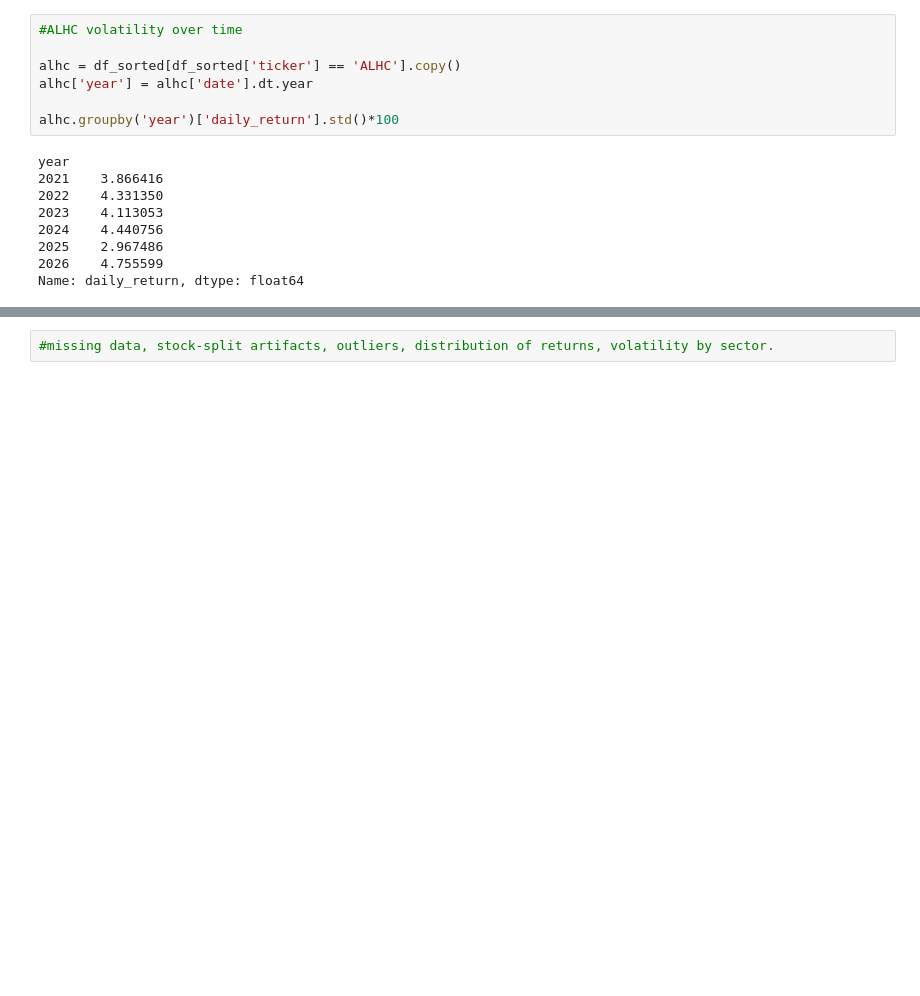
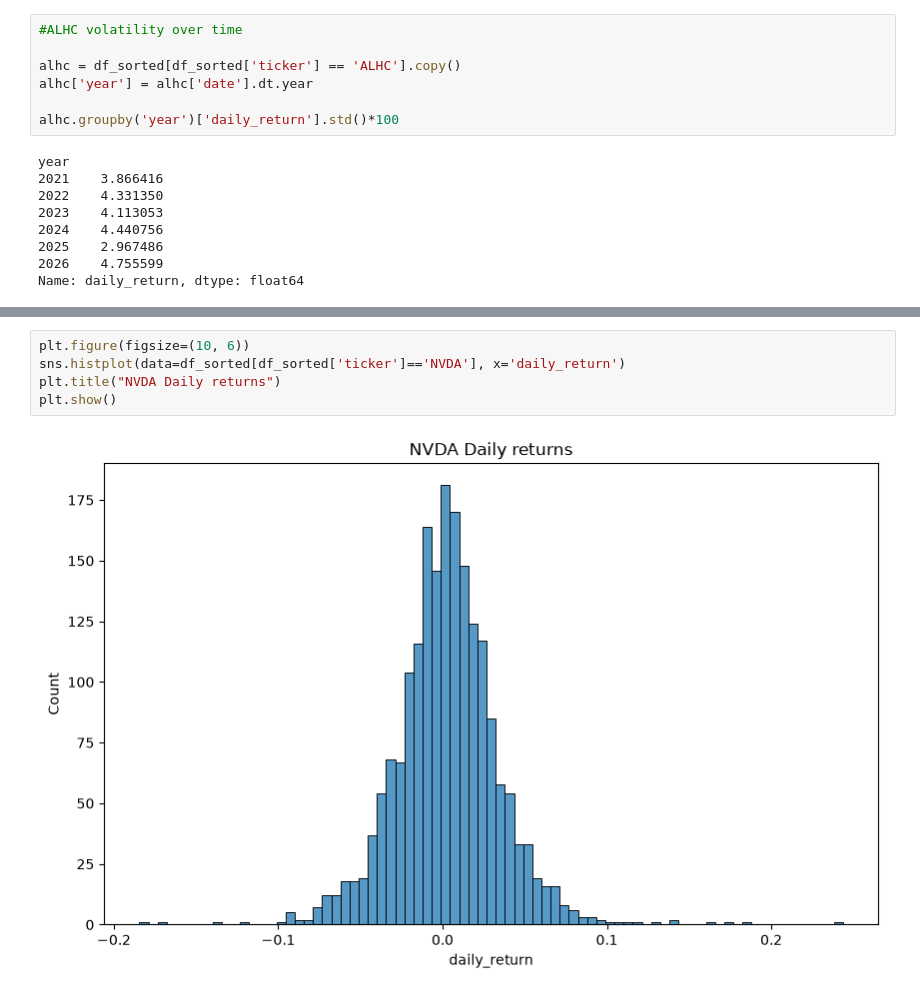
Before and after one commit to cdrshivam/market-analytics-case-study, a Jupyter notebook: notebooks/03_eda.ipynb, the cells around one changed output, grey strips where cells are left out. Drawn from its saved outputs; the diff is of its cells as text; blank space fills up the shorter version.

```diff
--- a/notebooks/03_eda.ipynb
+++ b/notebooks/03_eda.ipynb
@@ -178,2 +182,7 @@ Name: daily_return, dtype: float64
 # %%
-#missing data, stock-split artifacts, outliers, distribution of returns, volatility by sector.
+plt.figure(figsize=(10, 6))
+sns.histplot(data=df_sorted[df_sorted['ticker']=='NVDA'], x='daily_return')
+plt.title("NVDA Daily returns")
+plt.show()
+# %% [output]
+[figure, added]
```
Also changed, not shown: parts of 18 cells of this notebook.
